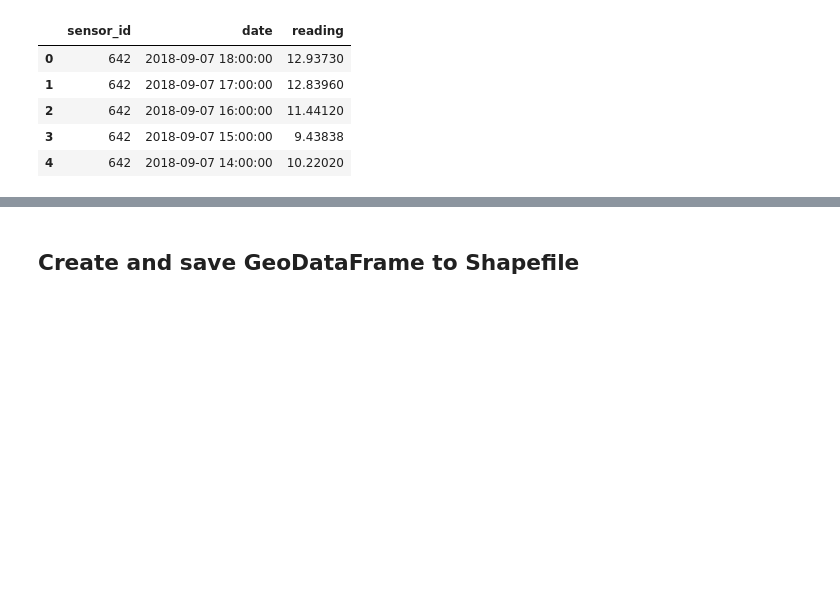
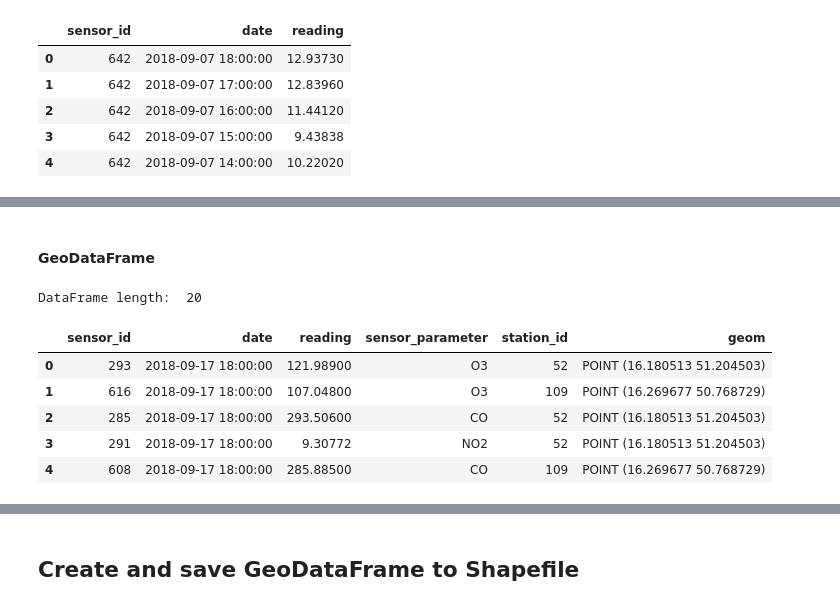
Before and after one commit to lukaszKielar/Home-Air-Quality-Station, a Jupyter notebook: python/GIOS_readings.ipynb, the cells around one changed output, grey strips where cells are left out. Saved outputs shown, nothing was run; the diff lists cells and outputs as text; code cells hidden in the pictures; blank space fills up the shorter version.

```diff
--- a/python/GIOS_readings.ipynb
+++ b/python/GIOS_readings.ipynb
@@ -340,0 +331,14 @@ memory usage: 1.3+ MB
+# %% [markdown]
+#### GeoDataFrame
+# %%
+readings_gdf = haqs_api.return_readings_gdf(conn, limit=20)
+print("GeoDataFrame length: ",len(readings_df))
+readings_gdf.head()
+# %% [output]
+DataFrame length:  20
+|  | sensor_id | date | reading | sensor_parameter | station_id | geom |
+| 0 | 293 | 2018-09-17 18:00:00 | 121.98900 | O3 | 52 | POINT (16.180513 51.204503) |
+| 1 | 616 | 2018-09-17 18:00:00 | 107.04800 | O3 | 109 | POINT (16.269677 50.768729) |
+| 2 | 285 | 2018-09-17 18:00:00 | 293.50600 | CO | 52 | POINT (16.180513 51.204503) |
+| 3 | 291 | 2018-09-17 18:00:00 | 9.30772 | NO2 | 52 | POINT (16.180513 51.204503) |
+| 4 | 608 | 2018-09-17 18:00:00 | 285.88500 | CO | 109 | POINT (16.269677 50.768729) |
```
Also changed, not shown: parts of 21 cells of this notebook, 1 other file.
